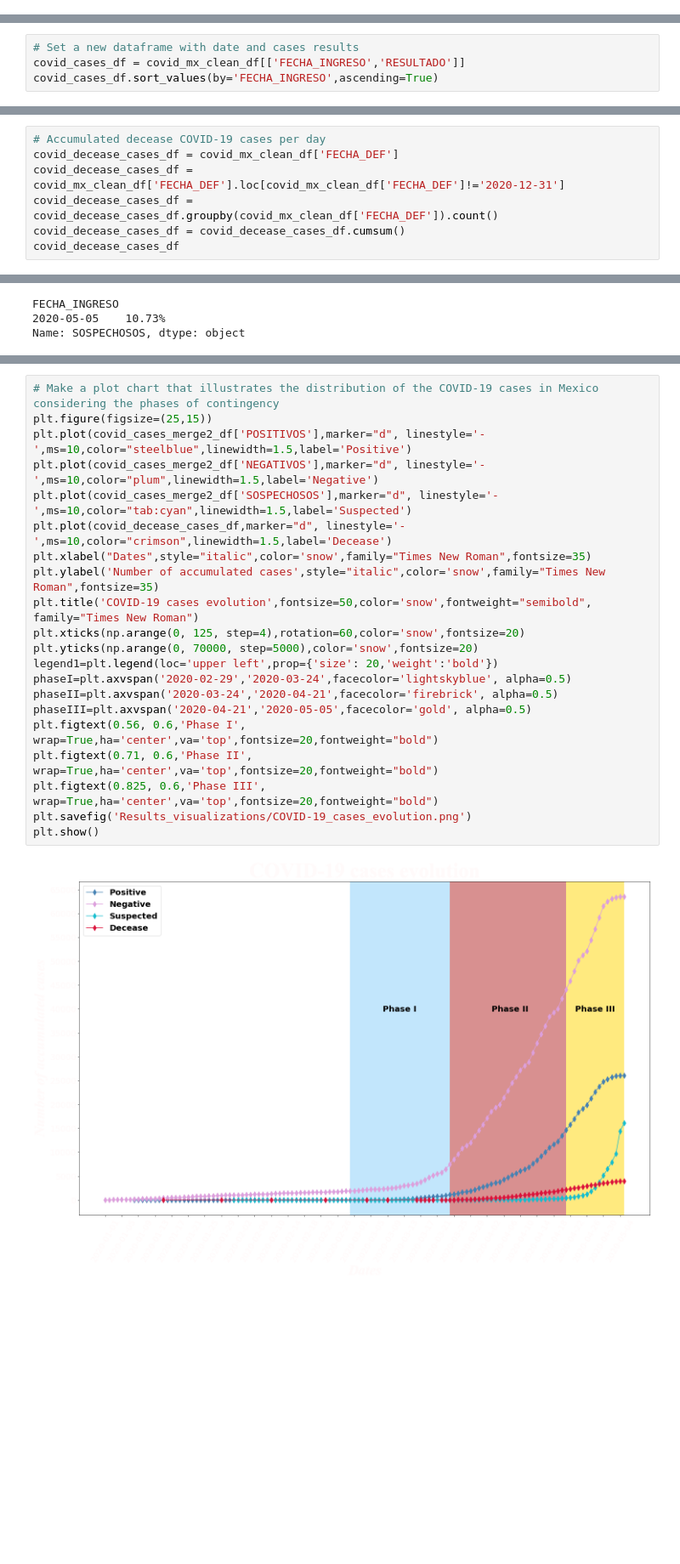
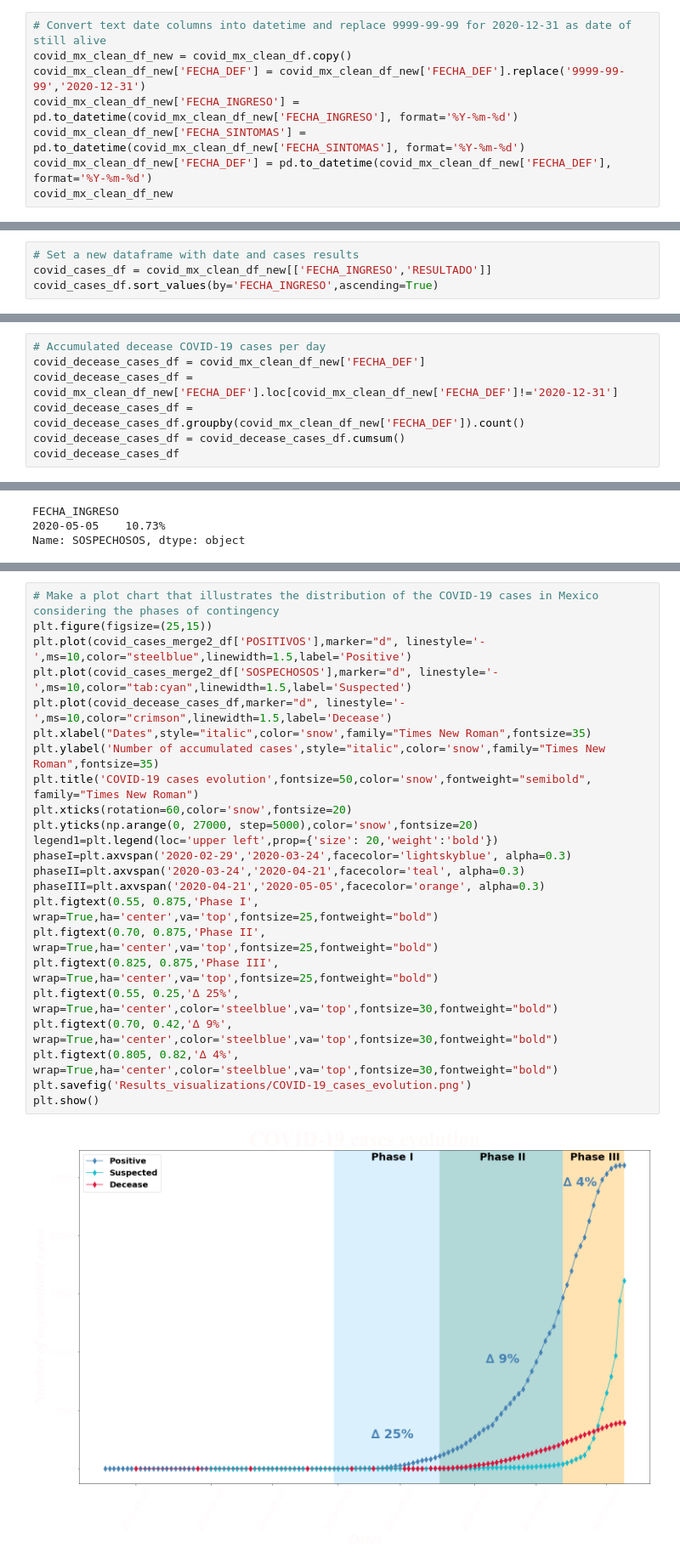
Before and after one commit to millennial-web/team-project-1-covid19-mx, a Jupyter notebook: MX COVID-19 - Odin.ipynb, the cells around one changed output, grey strips where cells are left out. Shown at 85% size. Drawn from its saved outputs; the diff is of its cells as text; blank space fills up the shorter version.

Commit message:
Modifying plots, making a copy of main DB before changing date format, adding calculations of growth rates per phases

```diff
--- a/MX COVID-19 - Odin.ipynb
+++ b/MX COVID-19 - Odin.ipynb
@@ -501,3 +445,11 @@ covid_mx_clean_df
 | 105662 | 1d0929 | Fuera De USMER | IMSS | Baja California | Mujer | Sinaloa | Baja California | Calvillo | ... |
 | 105663 | 0ee184 | Fuera De USMER | SSA | Aguascalientes | Mujer | Aguascalientes | Aguascalientes | El Llano | ... |
 105664 rows × 34 columns
+# %%
+# Convert text date columns into datetime and replace 9999-99-99 for 2020-12-31 as date of still alive
+covid_mx_clean_df_new = covid_mx_clean_df.copy()
+covid_mx_clean_df_new['FECHA_DEF'] = covid_mx_clean_df_new['FECHA_DEF'].replace('9999-99-99','2020-12-31')
+covid_mx_clean_df_new['FECHA_INGRESO'] = pd.to_datetime(covid_mx_clean_df_new['FECHA_INGRESO'], format='%Y-%m-%d')
+covid_mx_clean_df_new['FECHA_SINTOMAS'] = pd.to_datetime(covid_mx_clean_df_new['FECHA_SINTOMAS'], format='%Y-%m-%d')
+covid_mx_clean_df_new['FECHA_DEF'] = pd.to_datetime(covid_mx_clean_df_new['FECHA_DEF'], format='%Y-%m-%d')
+covid_mx_clean_df_new
@@ -628,6 +586,6 @@ plt.show()
 # %%
 # Set a new dataframe with date and cases results
-covid_cases_df = covid_mx_clean_df[['FECHA_INGRESO','RESULTADO']]
+covid_cases_df = covid_mx_clean_df_new[['FECHA_INGRESO','RESULTADO']]
 covid_cases_df.sort_values(by='FECHA_INGRESO',ascending=True)
 # %% [output]
 |  | FECHA_INGRESO | RESULTADO |
@@ -718,9 +676,9 @@ covid_cases_suspected_df
 | 2020-05-05 | 16099 |
 # %%
 # Accumulated decease COVID-19 cases per day
-covid_decease_cases_df = covid_mx_clean_df['FECHA_DEF']
-covid_decease_cases_df = covid_mx_clean_df['FECHA_DEF'].loc[covid_mx_clean_df['FECHA_DEF']!='2020-12-31']
-covid_decease_cases_df = covid_decease_cases_df.groupby(covid_mx_clean_df['FECHA_DEF']).count()
+covid_decease_cases_df = covid_mx_clean_df_new['FECHA_DEF']
+covid_decease_cases_df = covid_mx_clean_df_new['FECHA_DEF'].loc[covid_mx_clean_df_new['FECHA_DEF']!='2020-12-31']
+covid_decease_cases_df = covid_decease_cases_df.groupby(covid_mx_clean_df_new['FECHA_DEF']).count()
 covid_decease_cases_df = covid_decease_cases_df.cumsum()
 covid_decease_cases_df
 # %% [output]
@@ -804,23 +850,25 @@ covid_cases_agdecease_df
 # %%
 # Make a plot chart that illustrates the distribution of the COVID-19 cases in Mexico considering the phases of contingency
 plt.figure(figsize=(25,15))
 plt.plot(covid_cases_merge2_df['POSITIVOS'],marker="d", linestyle='-',ms=10,color="steelblue",linewidth=1.5,label='Positive')
-plt.plot(covid_cases_merge2_df['NEGATIVOS'],marker="d", linestyle='-',ms=10,color="plum",linewidth=1.5,label='Negative')
 plt.plot(covid_cases_merge2_df['SOSPECHOSOS'],marker="d", linestyle='-',ms=10,color="tab:cyan",linewidth=1.5,label='Suspected')
 plt.plot(covid_decease_cases_df,marker="d", linestyle='-',ms=10,color="crimson",linewidth=1.5,label='Decease')
 plt.xlabel("Dates",style="italic",color='snow',family="Times New Roman",fontsize=35)
 plt.ylabel('Number of accumulated cases',style="italic",color='snow',family="Times New Roman",fontsize=35)
 plt.title('COVID-19 cases evolution',fontsize=50,color='snow',fontweight="semibold", family="Times New Roman")
-plt.xticks(np.arange(0, 125, step=4),rotation=60,color='snow',fontsize=20)
-plt.yticks(np.arange(0, 70000, step=5000),color='snow',fontsize=20)
+plt.xticks(rotation=60,color='snow',fontsize=20)
+plt.yticks(np.arange(0, 27000, step=5000),color='snow',fontsize=20)
 legend1=plt.legend(loc='upper left',prop={'size': 20,'weight':'bold'})
-phaseI=plt.axvspan('2020-02-29','2020-03-24',facecolor='lightskyblue', alpha=0.5)
-phaseII=plt.axvspan('2020-03-24','2020-04-21',facecolor='firebrick', alpha=0.5)
-phaseIII=plt.axvspan('2020-04-21','2020-05-05',facecolor='gold', alpha=0.5)
-plt.figtext(0.56, 0.6,'Phase I', wrap=True,ha='center',va='top',fontsize=20,fontweight="bold")
-plt.figtext(0.71, 0.6,'Phase II', wrap=True,ha='center',va='top',fontsize=20,fontweight="bold")
-plt.figtext(0.825, 0.6,'Phase III', wrap=True,ha='center',va='top',fontsize=20,fontweight="bold")
+phaseI=plt.axvspan('2020-02-29','2020-03-24',facecolor='lightskyblue', alpha=0.3)
+phaseII=plt.axvspan('2020-03-24','2020-04-21',facecolor='teal', alpha=0.3)
+phaseIII=plt.axvspan('2020-04-21','2020-05-05',facecolor='orange', alpha=0.3)
+plt.figtext(0.55, 0.875,'Phase I', wrap=True,ha='center',va='top',fontsize=25,fontweight="bold")
+plt.figtext(0.70, 0.875,'Phase II', wrap=True,ha='center',va='top',fontsize=25,fontweight="bold")
+plt.figtext(0.825, 0.875,'Phase III', wrap=True,ha='center',va='top',fontsize=25,fontweight="bold")
+plt.figtext(0.55, 0.25,'∆ 25%', wrap=True,ha='center',color='steelblue',va='top',fontsize=30,fontweight="bold")
+plt.figtext(0.70, 0.42,'∆ 9%', wrap=True,ha='center',color='steelblue',va='top',fontsize=30,fontweight="bold")
+plt.figtext(0.805, 0.82,'∆ 4%', wrap=True,ha='center',color='steelblue',va='top',fontsize=30,fontweight="bold")
 plt.savefig('Results_visualizations/COVID-19_cases_evolution.png')
 plt.show()
 # %% [output]
-[figure, old version]
+[figure, new version]
```
Also changed, not shown: parts of 22 cells of this notebook, 3 other files.
